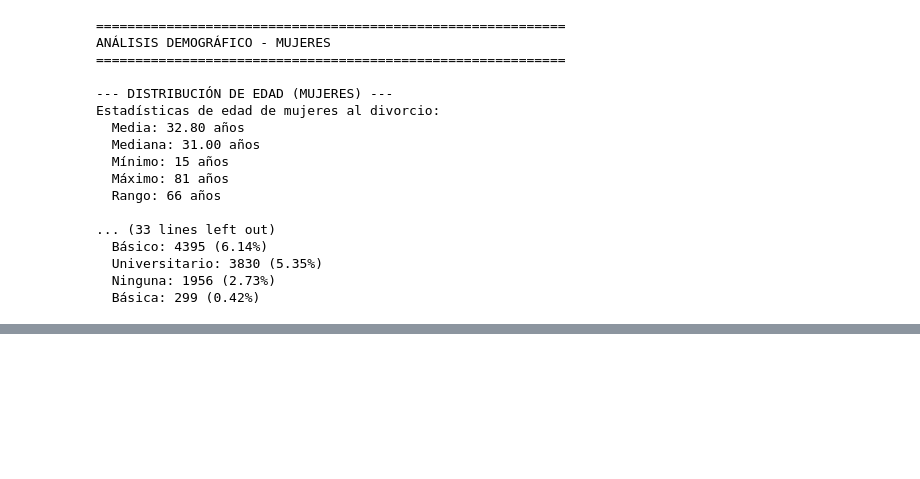
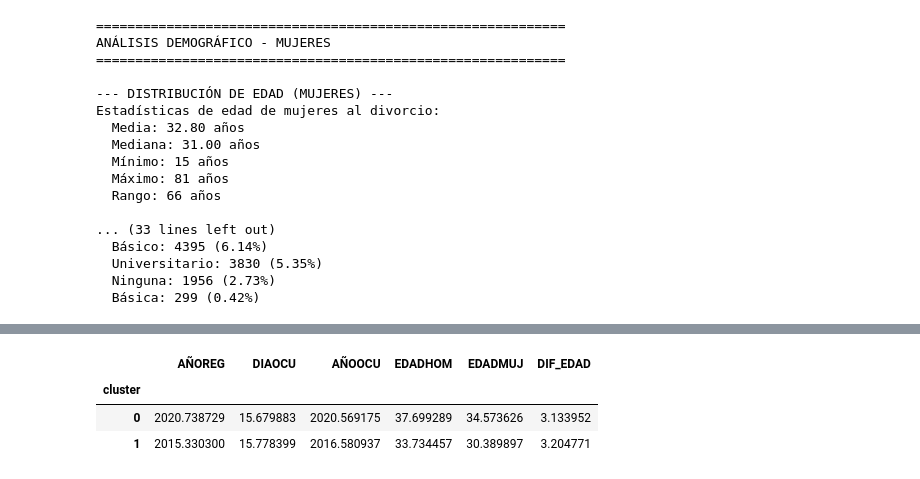
Before and after one commit to Ninaswiftie09/Mineria-de-Datos, a Jupyter notebook: proyecto.ipynb, the cells around one changed output, grey strips where cells are left out. Saved outputs shown, nothing was run; the diff lists cells and outputs as text; code cells hidden in the pictures; blank space fills up the shorter version.

Commit message:
clustering

```diff
--- a/proyecto.ipynb
+++ b/proyecto.ipynb
@@ -664,0 +667,94 @@ Estadísticas de edad de mujeres al divorcio:
+# %%
+
+import numpy as np
+import pandas as pd
+
+from sklearn.compose import ColumnTransformer
+from sklearn.preprocessing import OneHotEncoder, StandardScaler
+from sklearn.impute import SimpleImputer
+from sklearn.pipeline import Pipeline
+from sklearn.decomposition import TruncatedSVD
+from sklearn.cluster import MiniBatchKMeans
+from sklearn.metrics import silhouette_score
+
+if "df" not in globals():
+    raise NameError("No se encuentra el dataframe.")
+
+X = df.copy()
+
+num_cols = X.select_dtypes(include=[np.number]).columns.tolist()
+cat_cols = [c for c in X.columns if c not in num_cols]
+
+print("Columnas numéricas:", len(num_cols), num_cols[:10])
+print("Columnas categóricas:", len(cat_cols), cat_cols[:10])
+
+
+num_pipe = Pipeline(steps=[
+    ("imputer", SimpleImputer(strategy="median")),
+    ("scaler", StandardScaler())
+])
+
+cat_pipe = Pipeline(steps=[
+    ("imputer", SimpleImputer(strategy="most_frequent")),
+    ("onehot", OneHotEncoder(handle_unknown="ignore", sparse_output=True))
+])
+
+preprocess = ColumnTransformer(
+    transformers=[
+        ("num", num_pipe, num_cols),
+        ("cat", cat_pipe, cat_cols)
+    ],
+    remainder="drop",
+    sparse_threshold=0.3
+)
+
+X_feat = preprocess.fit_transform(X)
+
+n_components = 50
+svd = TruncatedSVD(n_components=n_components, random_state=42)
+
+X_red = svd.fit_transform(X_feat)
+print("Shape luego de preprocess:", getattr(X_feat, "shape", None))
+print("Shape luego de SVD:", X_red.shape)
+
+rng = np.random.default_rng(42)
+n = X_red.shape[0]
+sample_size = min(5000, n)
+idx = rng.choice(n, size=sample_size, replace=False)
+X_s = X_red[idx]
+
+resultados = []
+for k in range(2, 11):
+    km = MiniBatchKMeans(n_clusters=k, random_state=42, batch_size=2048, n_init="auto")
+    labels_s = km.fit_predict(X_s)
+    sil = silhouette_score(X_s, labels_s)
+    resultados.append((k, sil))
+    print(f"k={k}  silhouette={sil:.4f}")
+
+res_df = pd.DataFrame(resultados, columns=["k", "silhouette"]).sort_values("silhouette", ascending=False)
+best_k = int(res_df.iloc[0]["k"])
+print("\nMejor k por silhouette (muestra):", best_k)
+display(res_df)
+
+final_km = MiniBatchKMeans(n_clusters=best_k, random_state=42, batch_size=2048, n_init="auto")
+clusters = final_km.fit_predict(X_red)
+
+df["cluster"] = clusters
+
+print("\nTamaño por cluster:")
+display(df["cluster"].value_counts().sort_index().to_frame("conteo"))
+
+if len(num_cols) > 0:
+    print("\nPromedios (numéricas) por cluster:")
+    display(df.groupby("cluster")[num_cols].mean(numeric_only=True))
+
+top_n = 3
+cols_mostrar = cat_cols[:10]
+
+for col in cols_mostrar:
+    print(f"\nTop {top_n} de '{col}' por cluster:")
+    tabla = (df.groupby("cluster")[col]
+               .apply(lambda s: s.astype(str).value_counts().head(top_n))
+               .reset_index(name="conteo"))
+    display(tabla)
+# %% [output]
@@ -664,0 +792,4 @@ Estadísticas de edad de mujeres al divorcio:
+|  | AÑOREG | DIAOCU | AÑOOCU | EDADHOM | EDADMUJ | DIF_EDAD |
+| cluster |  |  |  |  |  |  |
+| 0 | 2020.738729 | 15.679883 | 2020.569175 | 37.699289 | 34.573626 | 3.133952 |
+| 1 | 2015.330300 | 15.778399 | 2016.580937 | 33.734457 | 30.389897 | 3.204771 |
```
Also changed, not shown: parts of 3 cells of this notebook, 1 other file.
